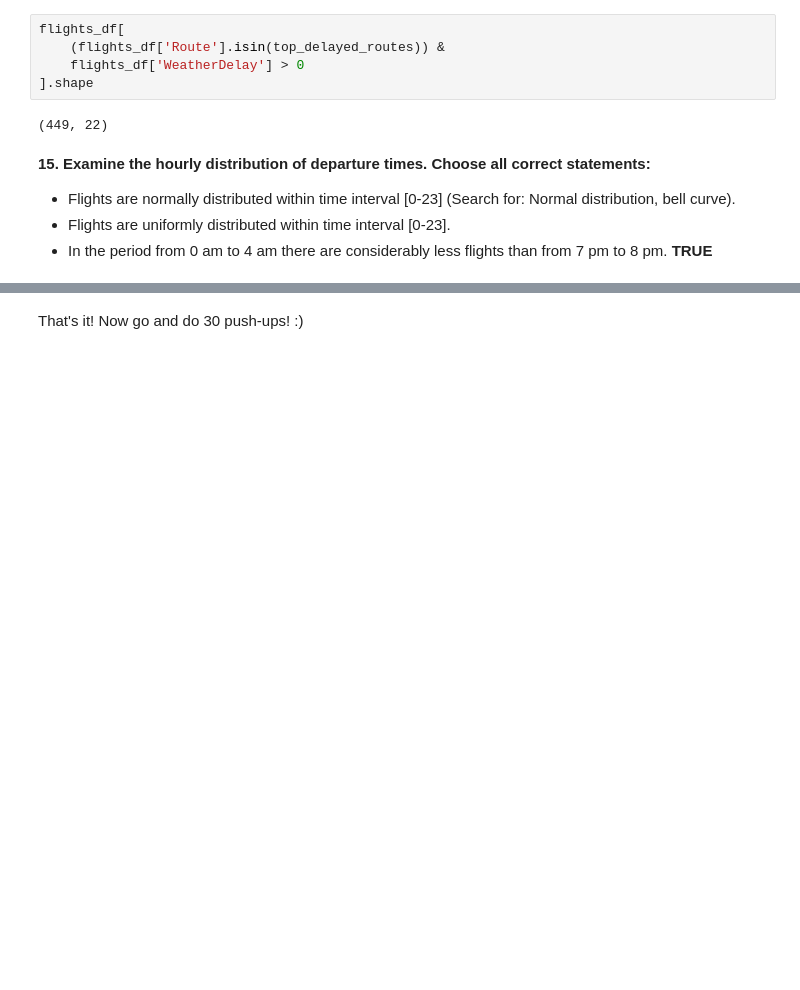
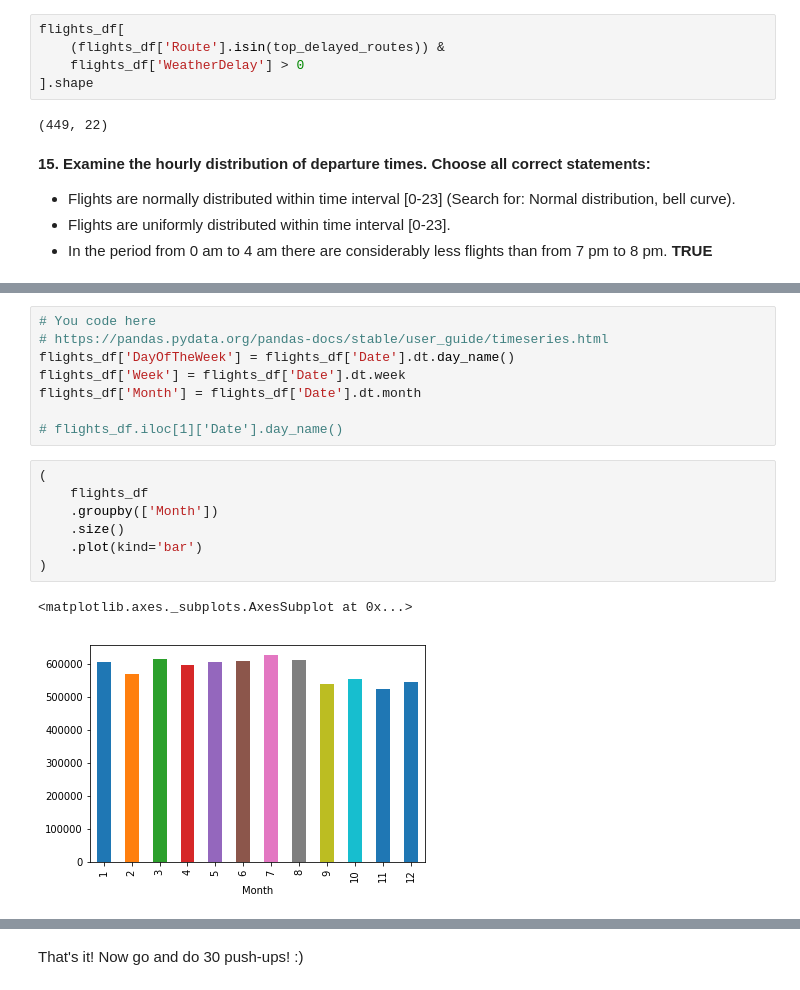
Before and after one commit to lavandosovich/ods_course, a Jupyter notebook: assignment1_USA_flights_EDA.ipynb, the cells around one changed output, grey strips where cells are left out. Drawn from its saved outputs; the diff is of its cells as text; blank space fills up the shorter version.

```diff
--- a/assignment1_USA_flights_EDA.ipynb
+++ b/assignment1_USA_flights_EDA.ipynb
@@ -668,0 +675,18 @@ _Hint_: Look for official meteorological winter months for the Nothern Hemisphse
+# %%
+# You code here
+# https://pandas.pydata.org/pandas-docs/stable/user_guide/timeseries.html
+flights_df['DayOfTheWeek'] = flights_df['Date'].dt.day_name()
+flights_df['Week'] = flights_df['Date'].dt.week
+flights_df['Month'] = flights_df['Date'].dt.month
+
+# flights_df.iloc[1]['Date'].day_name()
+# %%
+(
+    flights_df
+    .groupby(['Month'])
+    .size()
+    .plot(kind='bar')
+)
+# %% [output]
+<matplotlib.axes._subplots.AxesSubplot at 0x...>
+[figure, added]
```
Also changed, not shown: parts of 38 cells of this notebook.
